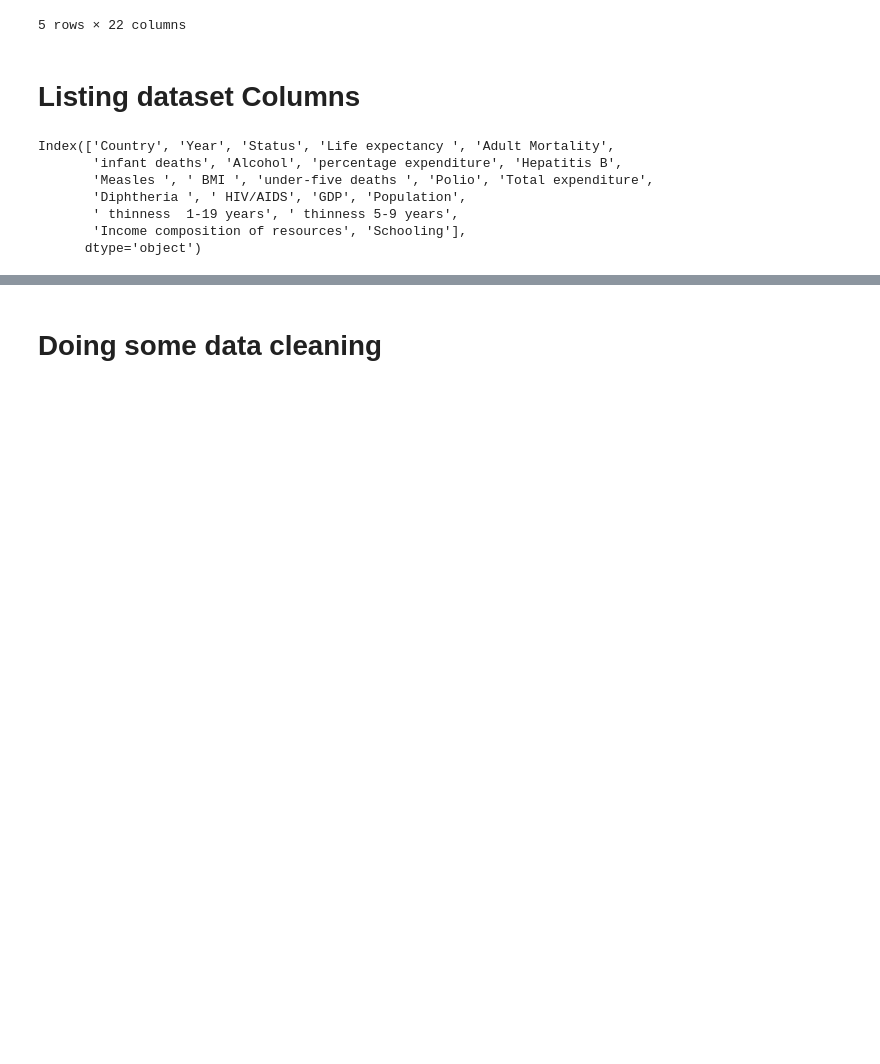
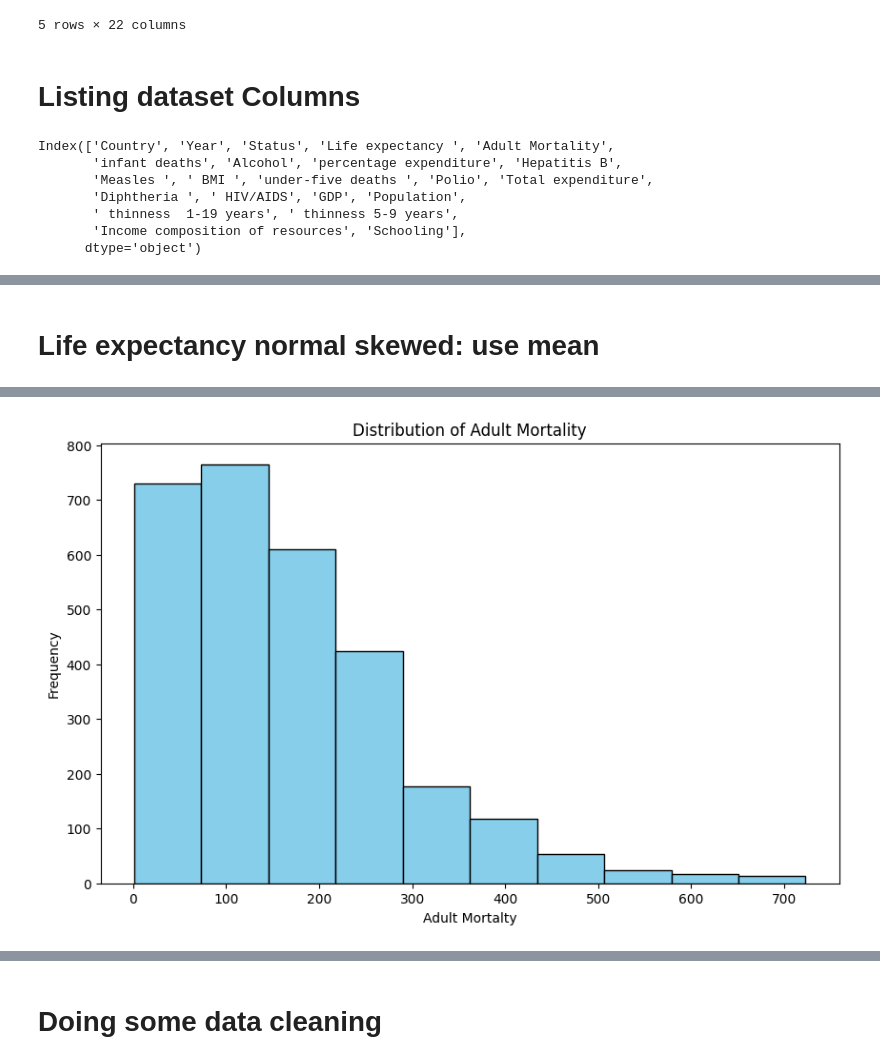
Before and after one commit to mk7890/Python_Data_Analysis, a Jupyter notebook: Life_Expectancy_DataCleaning&Visualization.ipynb, the cells around one changed output, grey strips where cells are left out. Drawn from its saved outputs; the diff is of its cells as text; code cells hidden in the pictures; blank space fills up the shorter version.

```diff
--- a/Life_Expectancy_DataCleaning&Visualization.ipynb
+++ b/Life_Expectancy_DataCleaning&Visualization.ipynb
@@ -149,0 +141,12 @@ dtype: int64
+# %% [markdown]
+# Life expectancy normal skewed: use mean
+# %%
+#Adult mortality plot
+
+plt.figure(figsize=(10, 6))
+plt.hist(lifeExpectancy['Adult Mortality'], bins=10, color='skyblue', edgecolor='black')
+plt.title('Distribution of Adult Mortality')
+plt.xlabel('Adult Mortalty')
+plt.ylabel('Frequency')
+plt
+# %% [output]
@@ -149,0 +154 @@ dtype: int64
+[figure, added]
```
Also changed, not shown: parts of 35 cells of this notebook.
